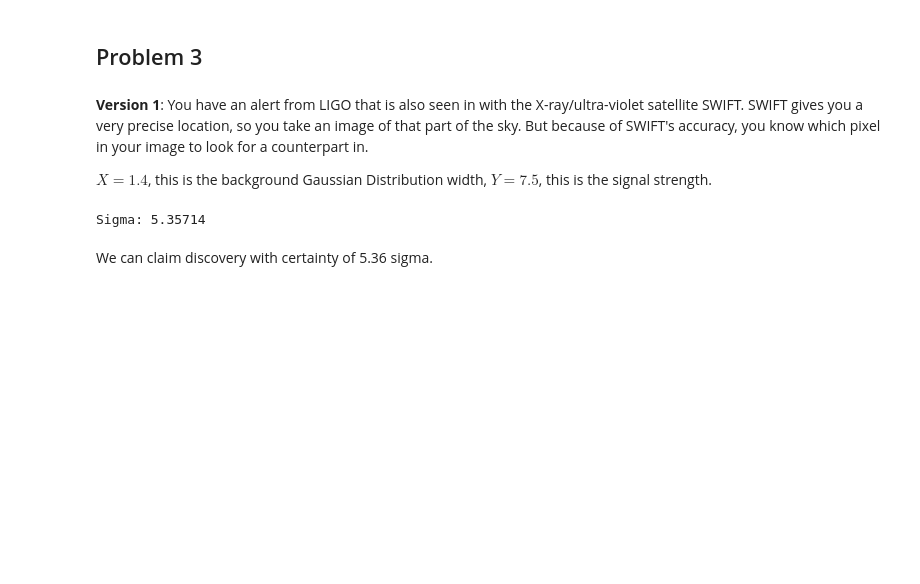
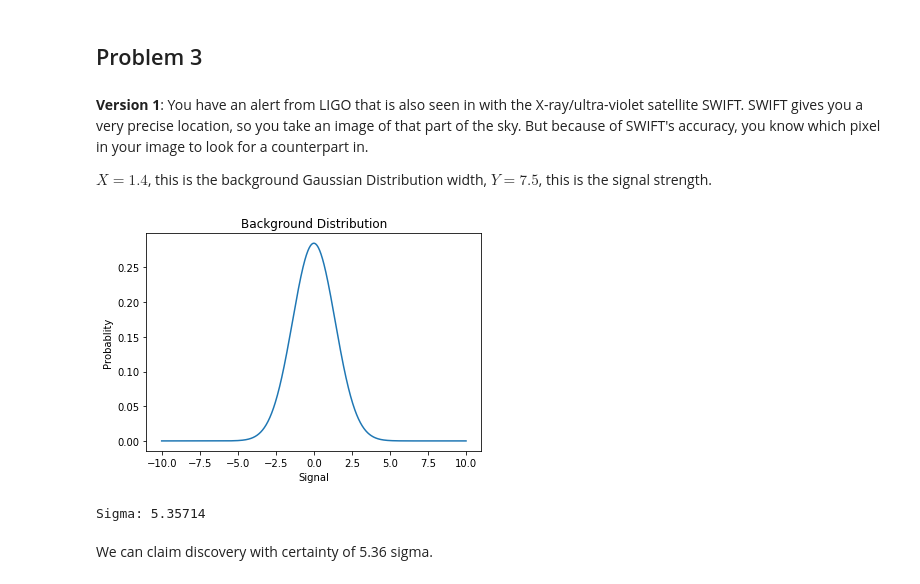
Before and after one commit to SaranshPK/Phys434, a Jupyter notebook: lab#2.ipynb, the cells around one changed output. Cells and saved outputs as stored; diff of their text form; code cells hidden in the pictures; blank space fills up the shorter version.

```diff
--- a/lab#2.ipynb
+++ b/lab#2.ipynb
@@ -159,10 +165,21 @@ __Version 1__: You have an alert from LIGO that is also seen in with the X-ray/u
 
 $X = 1.4$, this is the background Gaussian Distribution width, $Y = 7.5$, this is the signal strength.
 # %%
+x=np.linspace(-10,10,1000)
+dist = stats.norm.pdf(x, 0, 1.4)
+
 p = 1 - stats.norm.cdf(7.5, scale = 1.4)
 sigma = stats.norm.ppf(1 - p)
+
+plt.title("Background Distribution")
+plt.xlabel("Signal")
+plt.ylabel("Probablity")
+plt.plot(x, dist)
+plt.show()
+
 print(f"Sigma: {sigma:.5f}")
 # %% [output]
+[figure, added]
 Sigma: 5.35714
 # %% [markdown]
 We can claim discovery with certainty of 5.36 sigma.
```
Also changed, not shown: parts of 16 cells of this notebook, 1 other file.
